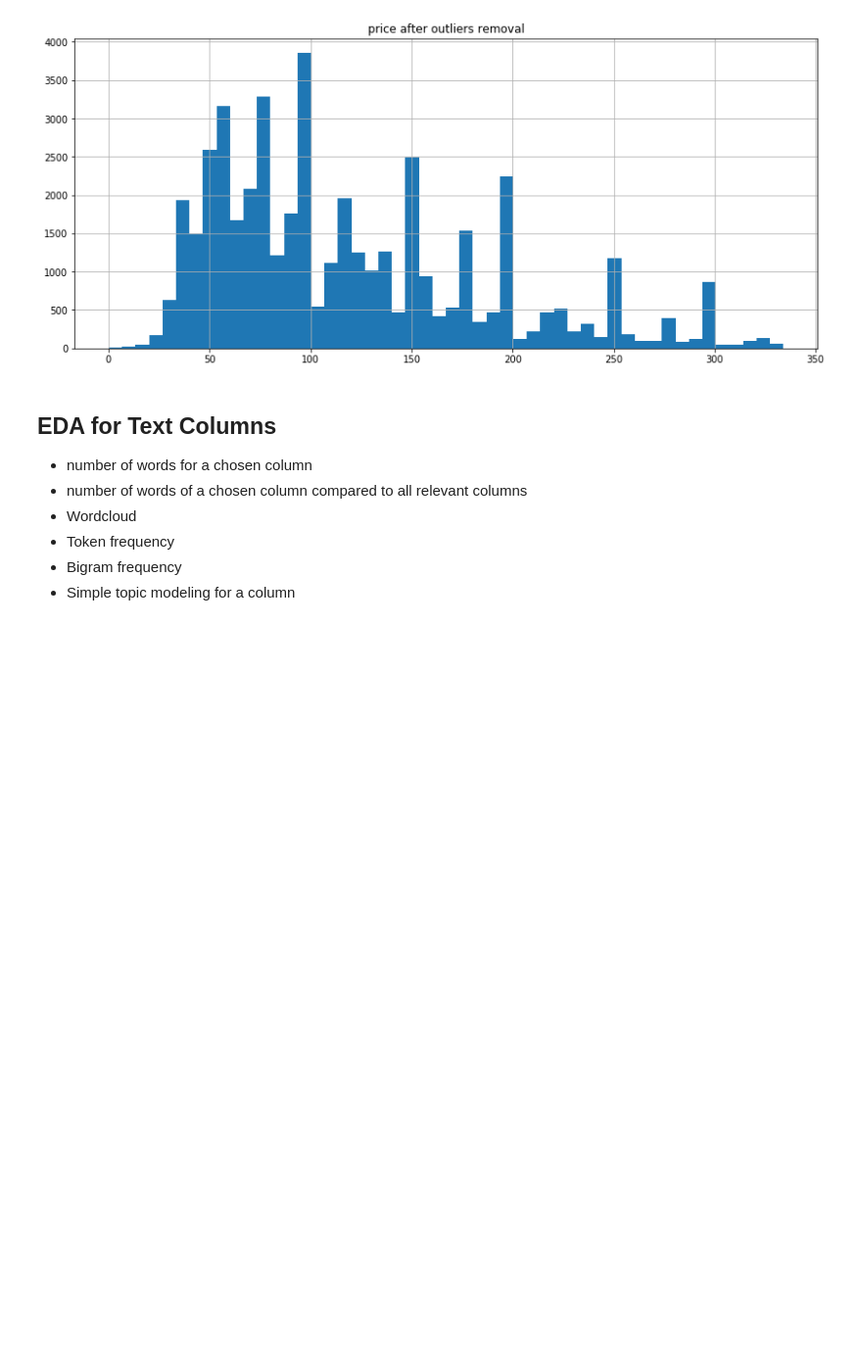
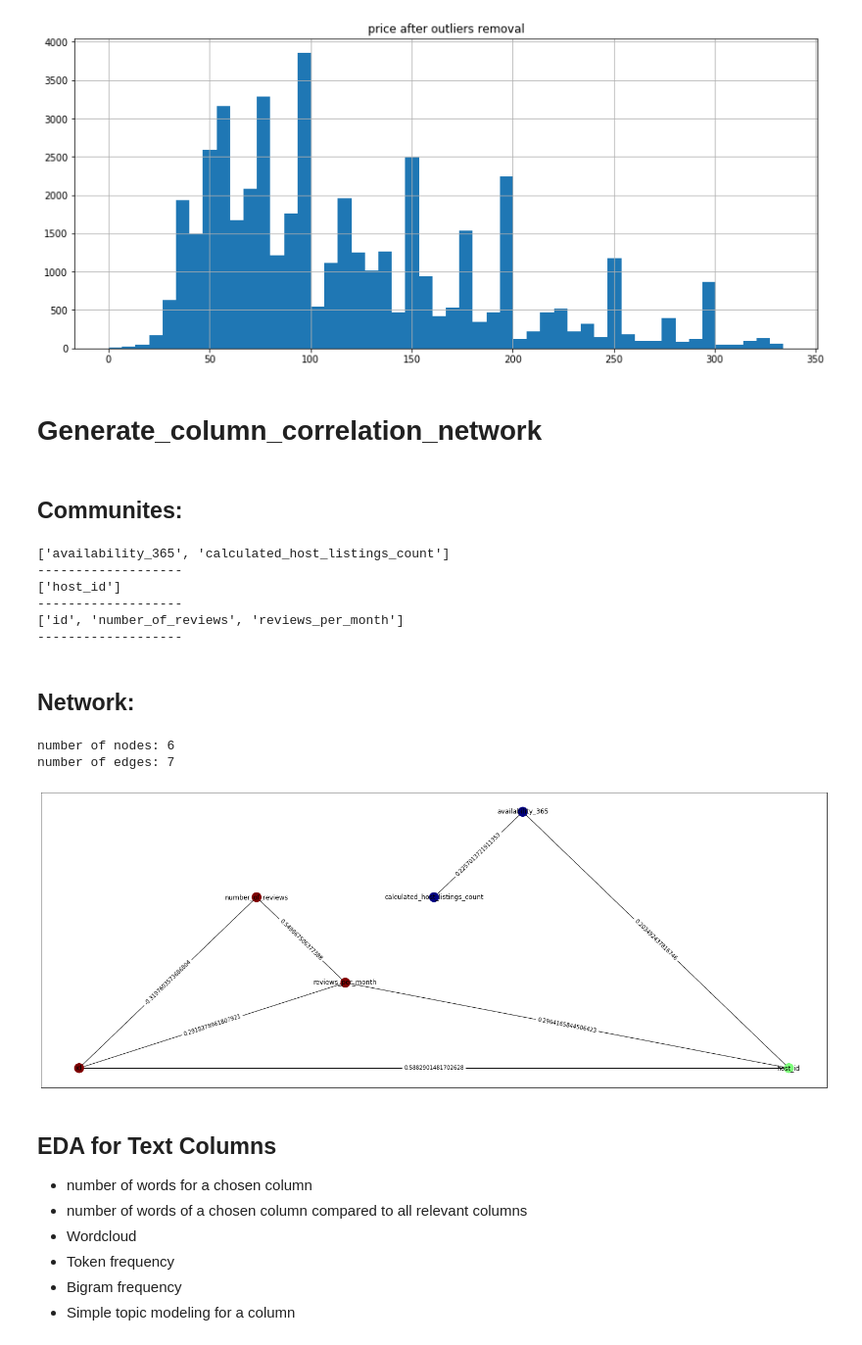
Before and after one commit to gefena/eda_utils, a Jupyter notebook: code/eda_example.ipynb, the cells around one changed output. Shown at 98% size. Saved outputs shown, nothing was run; the diff lists cells and outputs as text; code cells hidden in the pictures; blank space fills up the shorter version.

```diff
--- a/code/eda_example.ipynb
+++ b/code/eda_example.ipynb
@@ -298,6 +298,25 @@ eda.get_hist_before_after_outlier_removal(data, "price")
 Limit_edges:  [-90. 334.]
 [figure]
 [figure]
+# %% [markdown]
+# Generate_column_correlation_network
+# %%
+corr_threshold = 0.2
+edge_labels_flag=True
+layout = 'planar_layout' #'circular_layout','spring_layout','planar_layout',
+eda.generate_column_correlation_network(data, corr_threshold, edge_labels_flag, layout)
+# %% [output]
+## Communites:
+['availability_365', 'calculated_host_listings_count']
+-------------------
+['host_id']
+-------------------
+['id', 'number_of_reviews', 'reviews_per_month']
+-------------------
+## Network:
+number of nodes: 6
+number of edges: 7
+[figure, added]
 # %% [markdown]
 ## EDA for Text Columns
 - number of words for a chosen column
```
Also changed, not shown: parts of 12 cells of this notebook, 2 other files.
